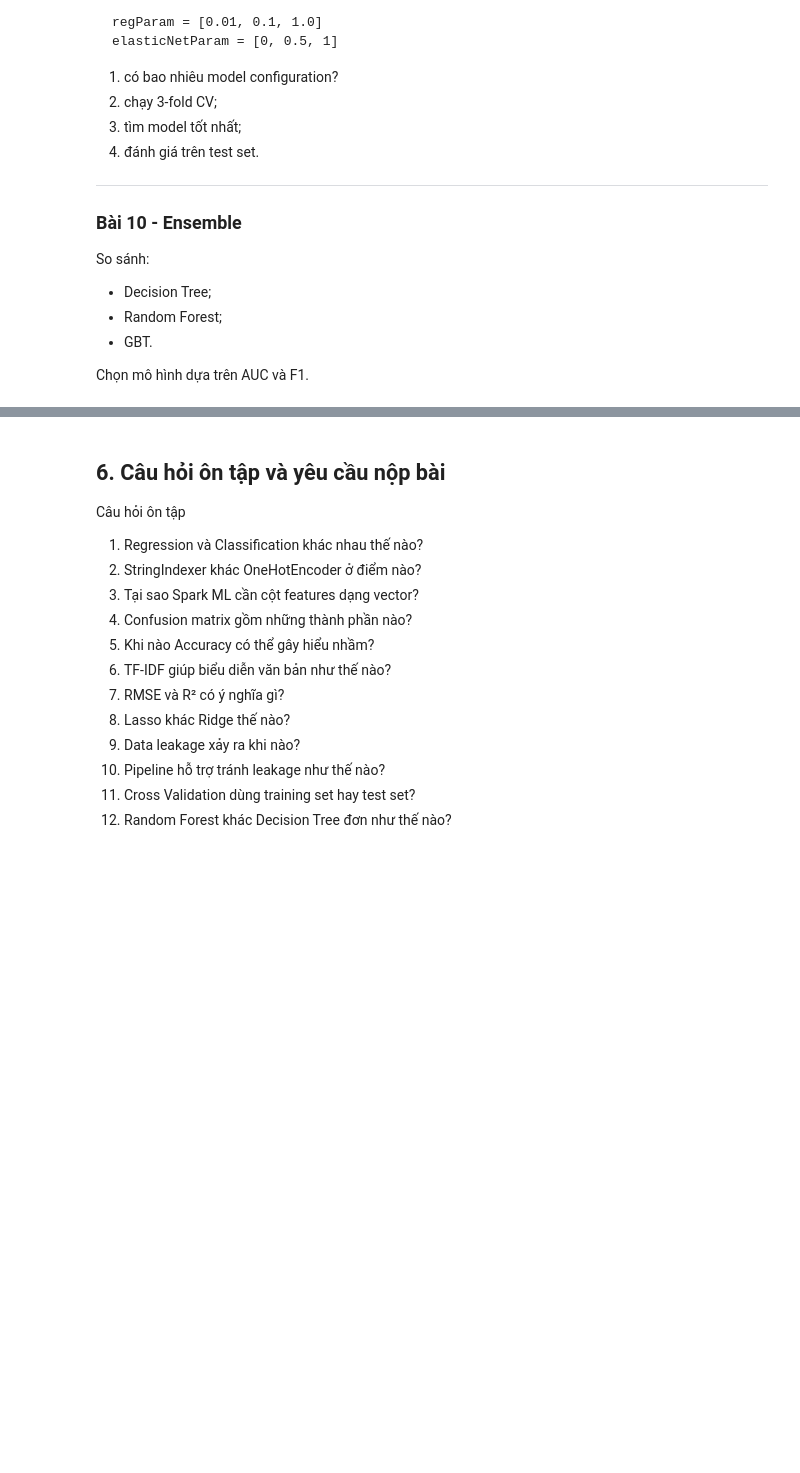
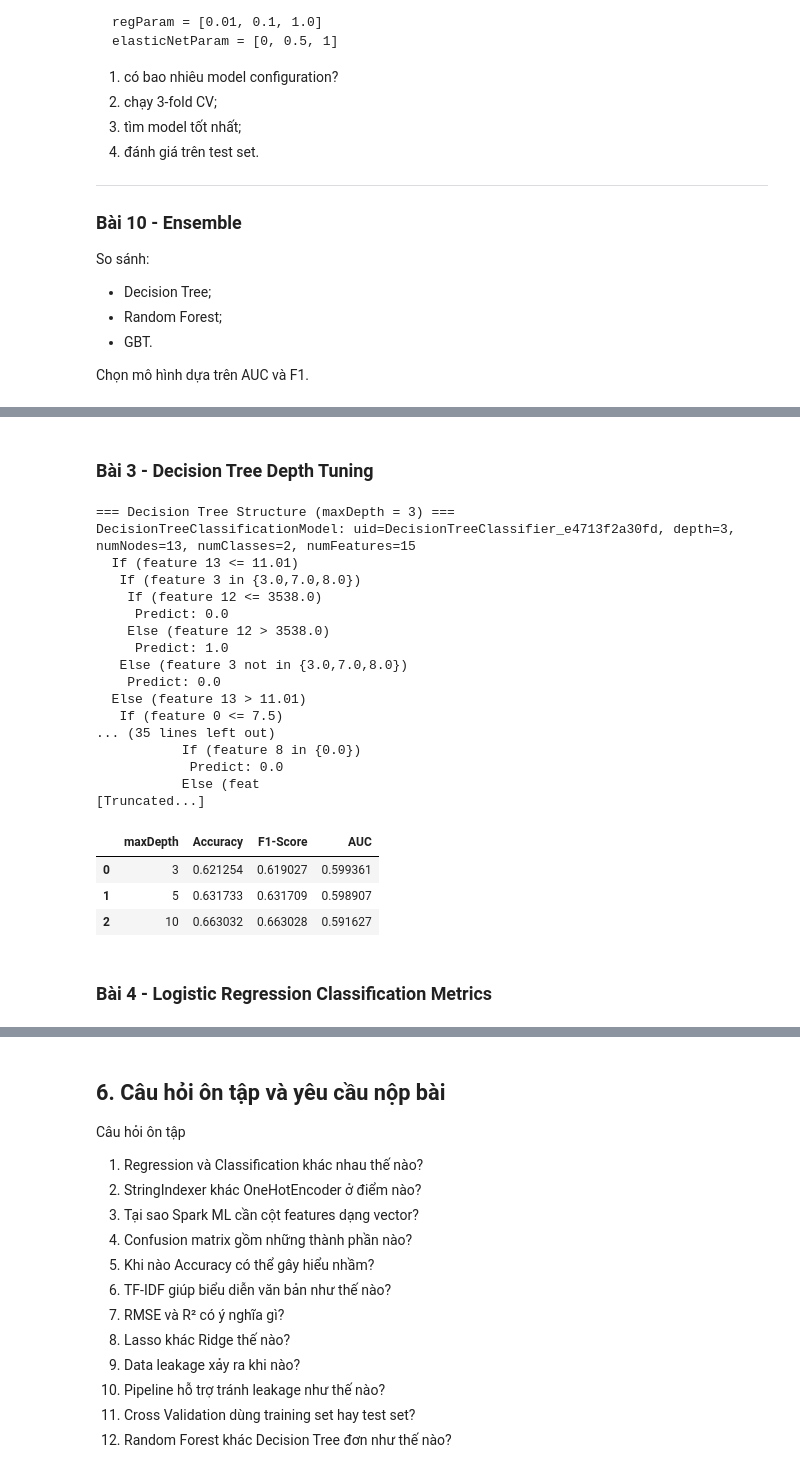
Before and after one commit to EconShark/23_big_data_analysis_class, a Jupyter notebook: Baitap03/Machine_Learning_with_PySpark.ipynb, the cells around one changed output, grey strips where cells are left out. Cells and saved outputs as stored; diff of their text form; code cells hidden in the pictures; blank space fills up the shorter version.

```diff
--- a/Baitap03/Machine_Learning_with_PySpark.ipynb
+++ b/Baitap03/Machine_Learning_with_PySpark.ipynb
@@ -1375,0 +1705,54 @@ Chọn mô hình dựa trên AUC và F1.
+# %% [markdown]
+### Bài 3 - Decision Tree Depth Tuning
+# %%
+# Split data
+train_b3, test_b3 = flights_ready_b2.randomSplit([0.8, 0.2], seed=42)
+
+depths = [3, 5, 10]
+results_b3 = []
+
+for depth in depths:
+    dt = DecisionTreeClassifier(featuresCol="features", labelCol="label", maxDepth=depth, seed=42)
+    dt_model = dt.fit(train_b3)
+    preds = dt_model.transform(test_b3)
+
+    # Evaluate metrics
+    acc = MulticlassClassificationEvaluator(labelCol="label", metricName="accuracy").evaluate(preds)
+    f1 = MulticlassClassificationEvaluator(labelCol="label", metricName="f1").evaluate(preds)
+    auc = BinaryClassificationEvaluator(labelCol="label").evaluate(preds)
+
+    results_b3.append({
+        "maxDepth": depth,
+        "Accuracy": acc,
+        "F1-Score": f1,
+        "AUC": auc
+    })
+
+    print(f"\n=== Decision Tree Structure (maxDepth = {depth}) ===")
+    print(dt_model.toDebugString[:500] + "\n[Truncated...]\n")
+
+pd.DataFrame(results_b3)
+# %% [output]
+=== Decision Tree Structure (maxDepth = 3) ===
+DecisionTreeClassificationModel: uid=DecisionTreeClassifier_e4713f2a30fd, depth=3, numNodes=13, numClasses=2, numFeatures=15
+  If (feature 13 <= 11.01)
+   If (feature 3 in {3.0,7.0,8.0})
+    If (feature 12 <= 3538.0)
+     Predict: 0.0
+    Else (feature 12 > 3538.0)
+     Predict: 1.0
+   Else (feature 3 not in {3.0,7.0,8.0})
+    Predict: 0.0
+  Else (feature 13 > 11.01)
+   If (feature 0 <= 7.5)
+... (35 lines left out)
+           If (feature 8 in {0.0})
+            Predict: 0.0
+           Else (feat
+[Truncated...]
+|  | maxDepth | Accuracy | F1-Score | AUC |
+| 0 | 3 | 0.621254 | 0.619027 | 0.599361 |
+| 1 | 5 | 0.631733 | 0.631709 | 0.598907 |
+| 2 | 10 | 0.663032 | 0.663028 | 0.591627 |
+# %% [markdown]
+### Bài 4 - Logistic Regression Classification Metrics
```
Also changed, not shown: parts of 27 cells of this notebook.
